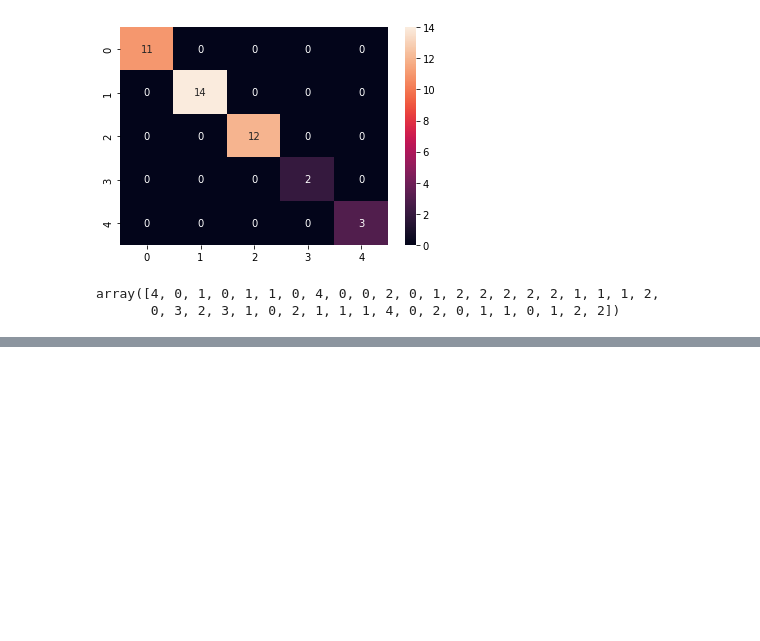
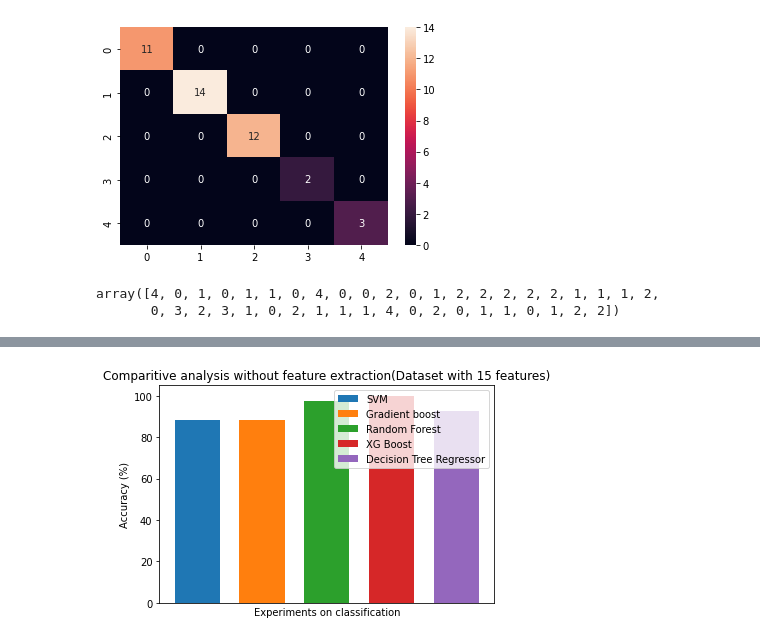
Before and after one commit to Thasneem-vazim/Depression-detection-with-15-features-with-and-without-using-DR-techniques, a Jupyter notebook: Experiments_with_PCA.ipynb, the cells around one changed output, grey strips where cells are left out. Drawn from its saved outputs; the diff is of its cells as text; code cells hidden in the pictures; blank space fills up the shorter version.

```diff
--- a/Experiments_with_PCA.ipynb
+++ b/Experiments_with_PCA.ipynb
@@ -220,0 +231,31 @@ Accuracy =  83.33333333333334
+# %%
+# Import Library
+import numpy as np
+import matplotlib.pyplot as plt
+
+# Define Data
+data3 = ['Using PCA']
+xvals = [88.09]
+yvals = [88.095]
+zvals = [97.61]
+avals = [100]
+bvals = [92.85]
+
+x_axis = np.arange(len(data3))
+
+# Multi bar Chart
+plt.bar(x_axis +0.1, xvals, width=0.07, label = 'SVM')
+plt.bar(x_axis +0.1*2, yvals, width=0.07, label = 'Gradient boost')
+plt.bar(x_axis +0.1*3, zvals, width=0.07, label = 'Random Forest')
+plt.bar(x_axis +0.1*4, avals, width=0.07, label = 'XG Boost')
+plt.bar(x_axis +0.1*5, bvals, width=0.07, label = 'Decision Tree Regressor')
+
+# Xticks
+plt.xticks(x_axis,data3)
+plt.ylabel("Accuracy (%)")
+plt.xlabel("Experiments on classification")
+plt.title("Comparitive analysis without feature extraction(Dataset with 15 features)")
+plt.legend()
+plt.show()
+# %% [output]
+[figure, added]
```
Also changed, not shown: parts of 5 cells of this notebook.
